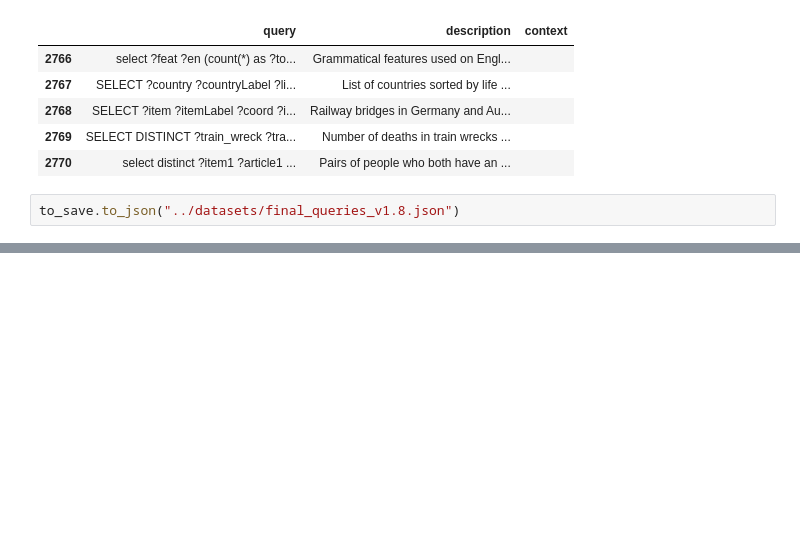
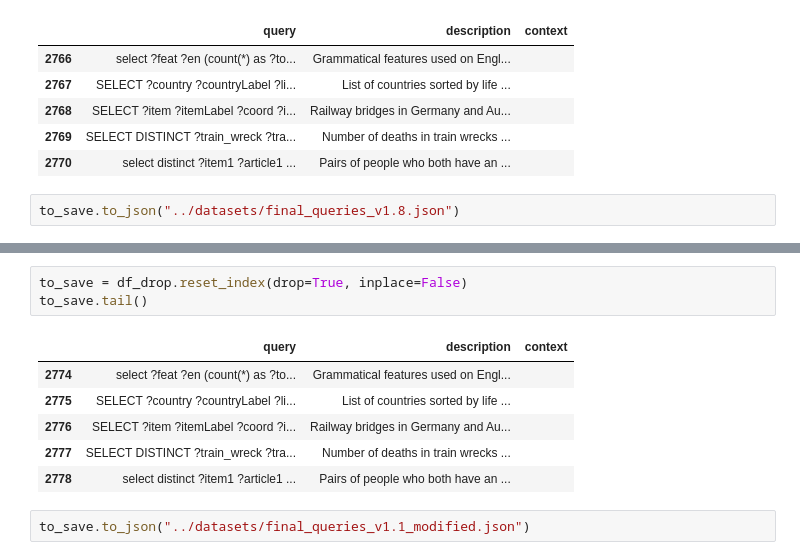
Before and after one commit to Gratic/Finetuning-LLM-for-SPARQL-generation, a Jupyter notebook: scripts/remove_dupliates_to_delete.ipynb, the cells around one changed output, grey strips where cells are left out. Saved outputs shown, nothing was run; the diff lists cells and outputs as text; blank space fills up the shorter version.

```diff
--- a/scripts/remove_dupliates_to_delete.ipynb
+++ b/scripts/remove_dupliates_to_delete.ipynb
@@ -71,0 +100,12 @@ to_save.to_json("../datasets/final_queries_v1.8.json")
+# %%
+to_save = df_drop.reset_index(drop=True, inplace=False)
+to_save.tail()
+# %% [output]
+|  | query | description | context |
+| 2774 | select ?feat ?en (count(*) as ?to... | Grammatical features used on Engl... |  |
+| 2775 | SELECT ?country ?countryLabel ?li... | List of countries sorted by life ... |  |
+| 2776 | SELECT ?item ?itemLabel ?coord ?i... | Railway bridges in Germany and Au... |  |
+| 2777 | SELECT DISTINCT ?train_wreck ?tra... | Number of deaths in train wrecks ... |  |
+| 2778 | select distinct ?item1 ?article1 ... | Pairs of people who both have an ... |  |
+# %%
+to_save.to_json("../datasets/final_queries_v1.1_modified.json")
```
Also changed, not shown: parts of 4 cells of this notebook.
